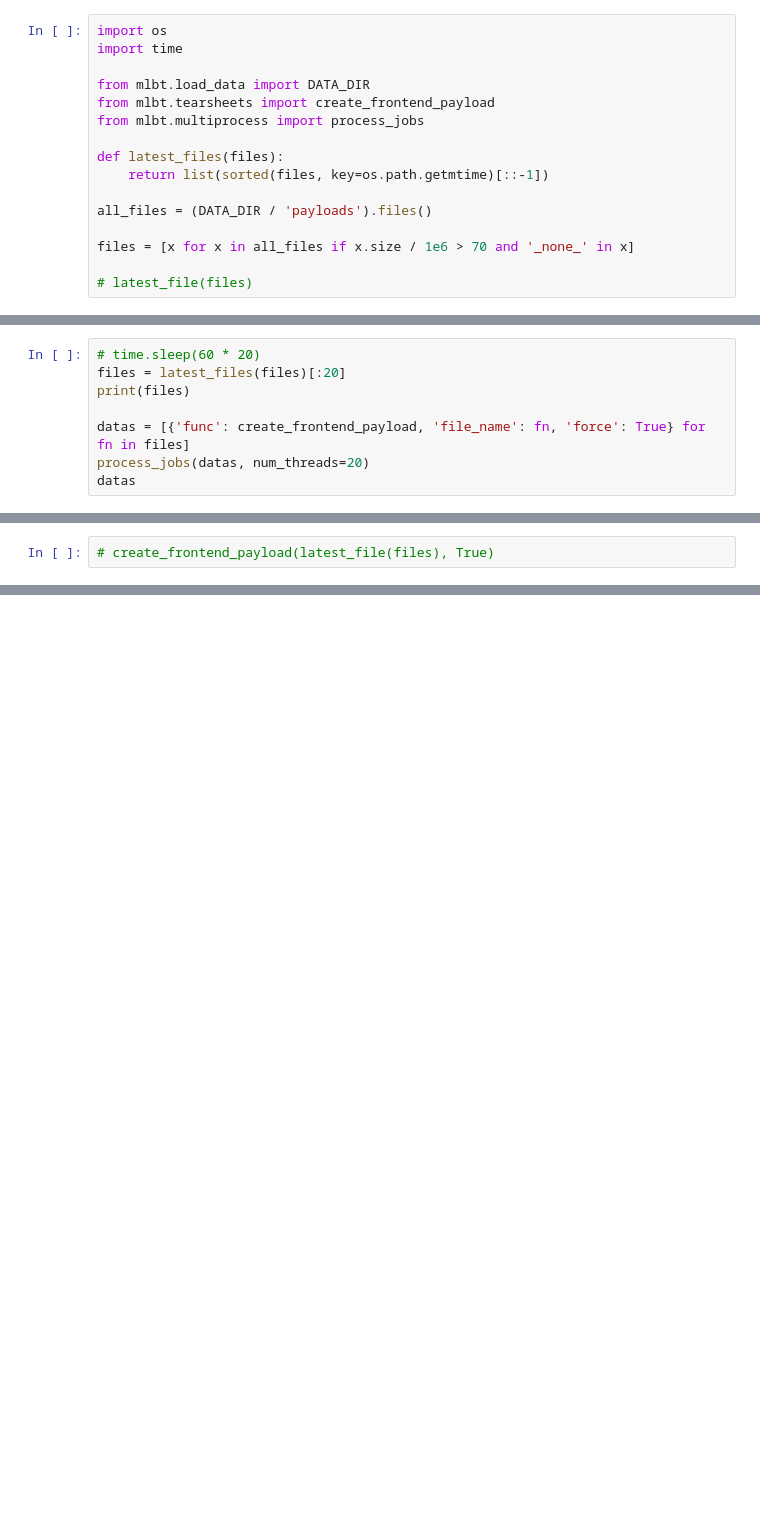
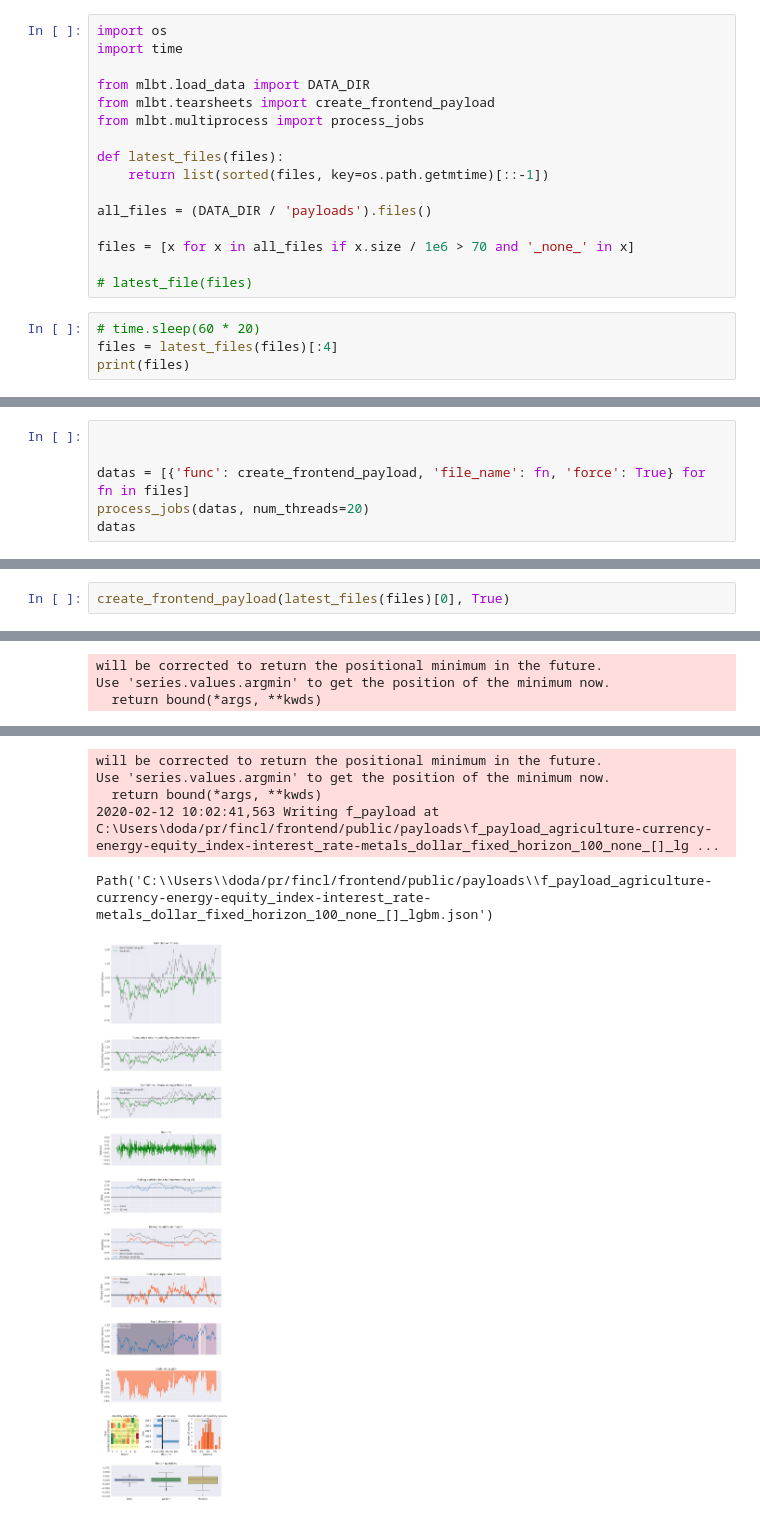
Before and after one commit to doda/fincl, a Jupyter notebook: backend/run_frontend_payloads.ipynb, the cells around one changed output, grey strips where cells are left out. Drawn from its saved outputs; the diff is of its cells as text; blank space fills up the shorter version.

```diff
--- a/backend/run_frontend_payloads.ipynb
+++ b/backend/run_frontend_payloads.ipynb
@@ -17,3 +20,7 @@ all_files = (DATA_DIR / 'payloads').files()
 files = [x for x in all_files if x.size / 1e6 > 70 and '_none_' in x]
 
 # latest_file(files)
+# %%
+# time.sleep(60 * 20)
+files = latest_files(files)[:4]
+print(files)
@@ -20,7 +29,5 @@ files = [x for x in all_files if x.size / 1e6 > 70 and '_none_' in x]
 # %%
-# time.sleep(60 * 20)
-files = latest_files(files)[:20]
-print(files)
+
 
 datas = [{'func': create_frontend_payload, 'file_name': fn, 'force': True} for fn in files]
 process_jobs(datas, num_threads=20)
@@ -48,2 +49,3 @@ datas
-# %%
-# create_frontend_payload(latest_file(files), True)
+# %%
+create_frontend_payload(latest_files(files)[0], True)
+# %% [output]
@@ -49,0 +75,3 @@ datas
+will be corrected to return the positional minimum in the future.
+Use 'series.values.argmin' to get the position of the minimum now.
+  return bound(*args, **kwds)
@@ -49,0 +84,6 @@ datas
+will be corrected to return the positional minimum in the future.
+Use 'series.values.argmin' to get the position of the minimum now.
+  return bound(*args, **kwds)
+2020-02-12 10:02:41,563 Writing f_payload at C:\Users\doda/pr/fincl/frontend/public/payloads\f_payload_agriculture-currency-energy-equity_index-interest_rate-metals_dollar_fixed_horizon_100_none_[]_lg ...
+Path('C:\\Users\\doda/pr/fincl/frontend/public/payloads\\f_payload_agriculture-currency-energy-equity_index-interest_rate-metals_dollar_fixed_horizon_100_none_[]_lgbm.json')
+[figure, added]
```
Also changed, not shown: parts of 5 cells of this notebook, 24 other files.
